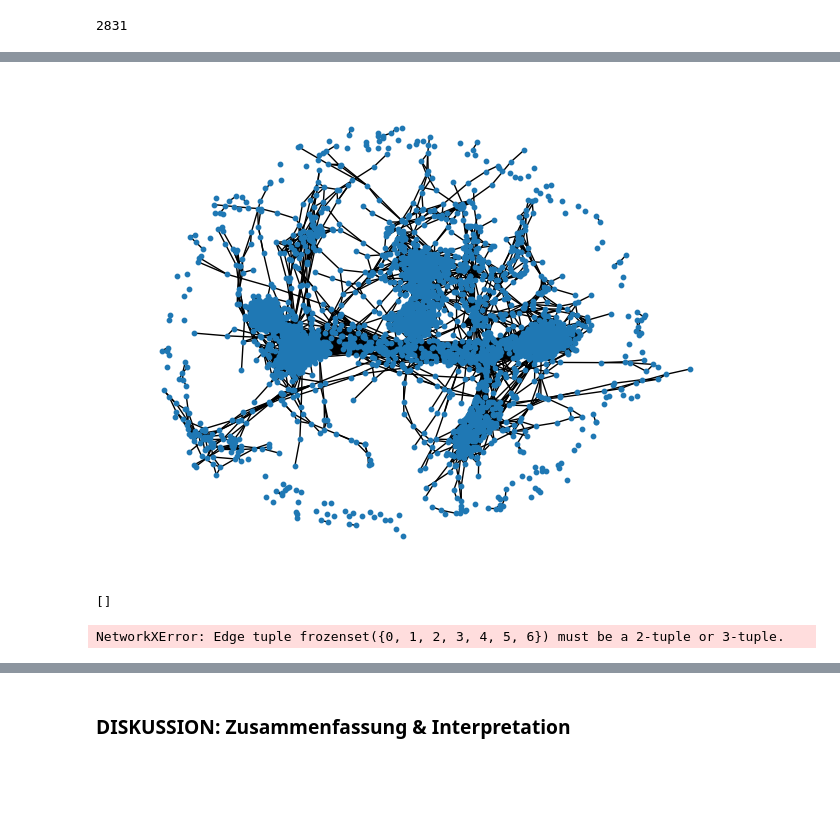
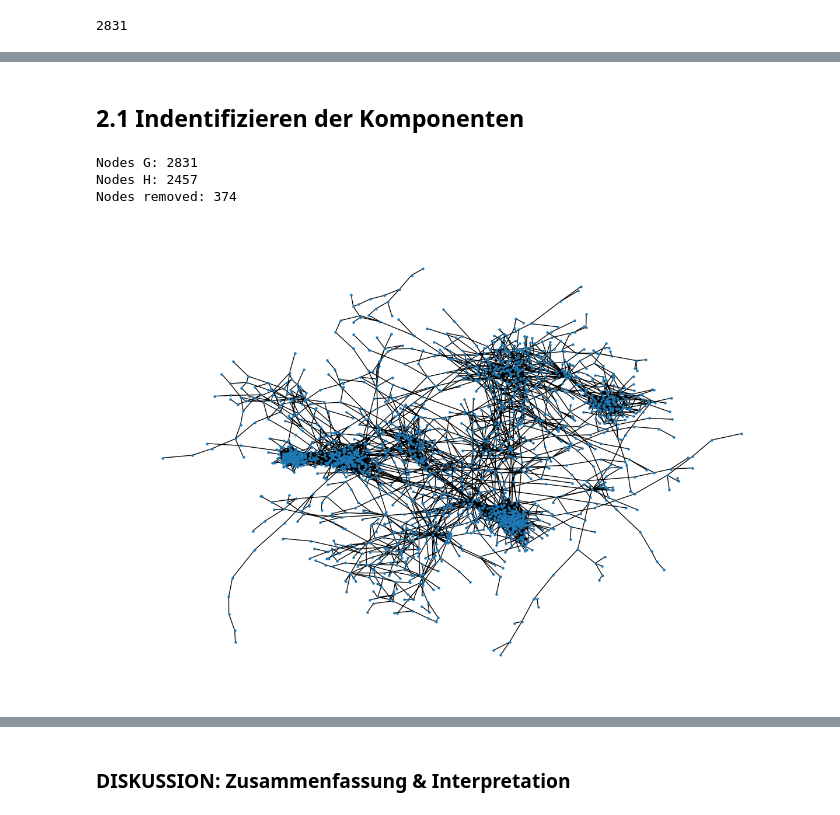
Before and after one commit to thodotpro/ws25_network, a Jupyter notebook: 25W-NWS-Aufgabenstellung.ipynb, the cells around one changed output, grey strips where cells are left out. Saved outputs shown, nothing was run; the diff lists cells and outputs as text; code cells hidden in the pictures; blank space fills up the shorter version.

```diff
--- a/25W-NWS-Aufgabenstellung.ipynb
+++ b/25W-NWS-Aufgabenstellung.ipynb
@@ -341,29 +146,21 @@ H_sub
+# %% [markdown]
+## 2.1 Indentifizieren der Komponenten
+# %%
+components = list(nx.connected_components(G)) # Liste der Komponenten
+large_components = [c for c in components if len(c) >= 10] # Komponenten >= 10
+# %%
+nodes_in_large_components = set().union(*large_components)
+# %%
+H = G.subgraph(nodes_in_large_components)
+# %%
+print(f"Nodes G: {len(G.nodes())}\nNodes H: {len(H.nodes())}\nNodes removed: {len(G.nodes()) - len(H.nodes())}")
+# %% [output]
+Nodes G: 2831
+Nodes H: 2457
+Nodes removed: 374
 # %%
-plt.Figure(figsize=(12,8))
-nx.draw_spring(H_sub,
-               node_size=10)
+plt.figure(figsize=(12, 8))
+nx.draw_spring(H,
+               node_size=5)
 # %% [output]
-[figure, old version]
+[figure, new version]
-# %%
-G = nx.complete_graph(5)
-
-K5 = nx.convert_node_labels_to_integers(G, first_label=2)
-
-G.add_edges_from(K5.edges())
-
-c = list(nx.community.k_clique_communities(G, 4))
-
-sorted(list(c[0]))
-[0, 1, 2, 3, 4, 5, 6]
-
-list(nx.community.k_clique_communities(G, 6))
-# %% [output]
-[]
-# %%
-c = nx.community.k_clique_communities(G, 3)
-# len(c)
-
-H = nx.Graph()
-H.add_edges_from(c)
-# %% [output]
-NetworkXError: Edge tuple frozenset({0, 1, 2, 3, 4, 5, 6}) must be a 2-tuple or 3-tuple.
```
Also changed, not shown: parts of 25 cells of this notebook, 2 other files.
